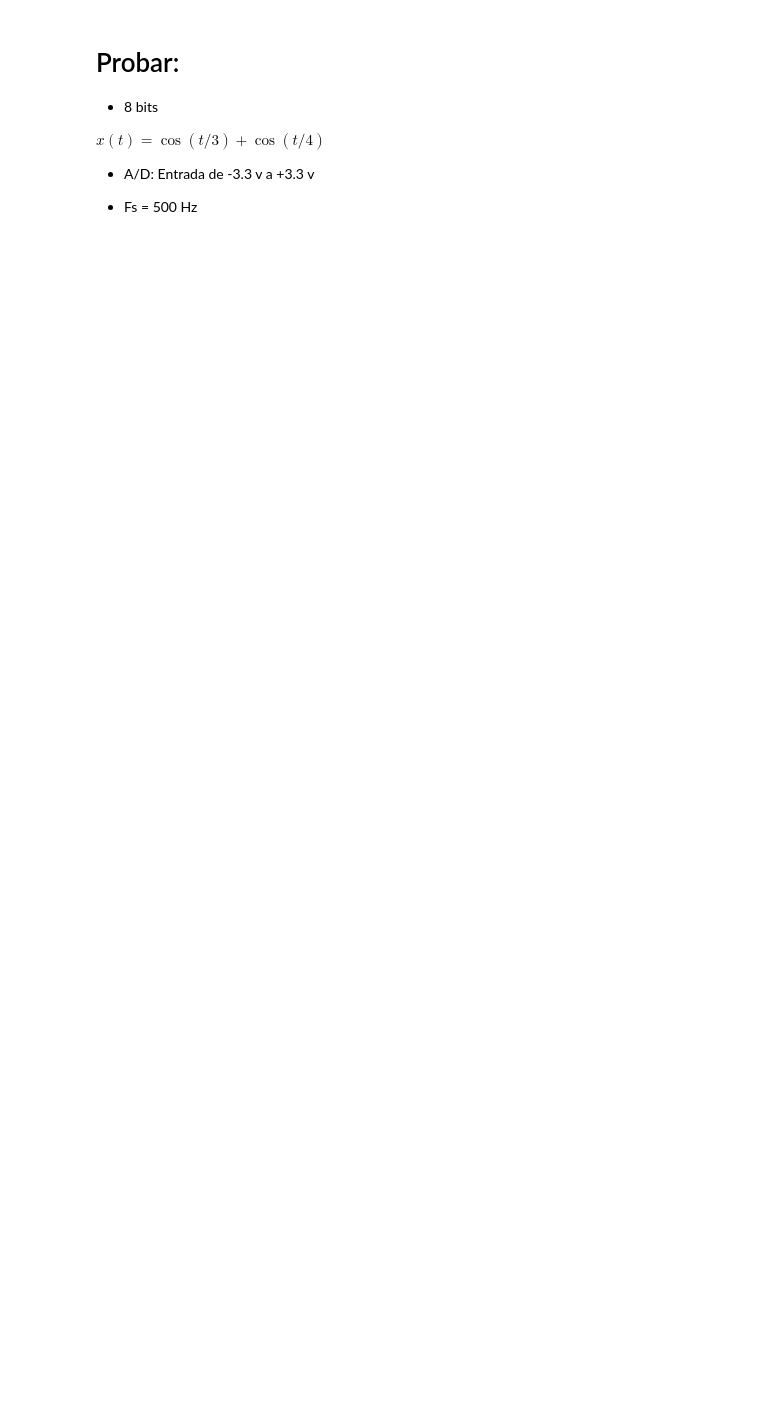
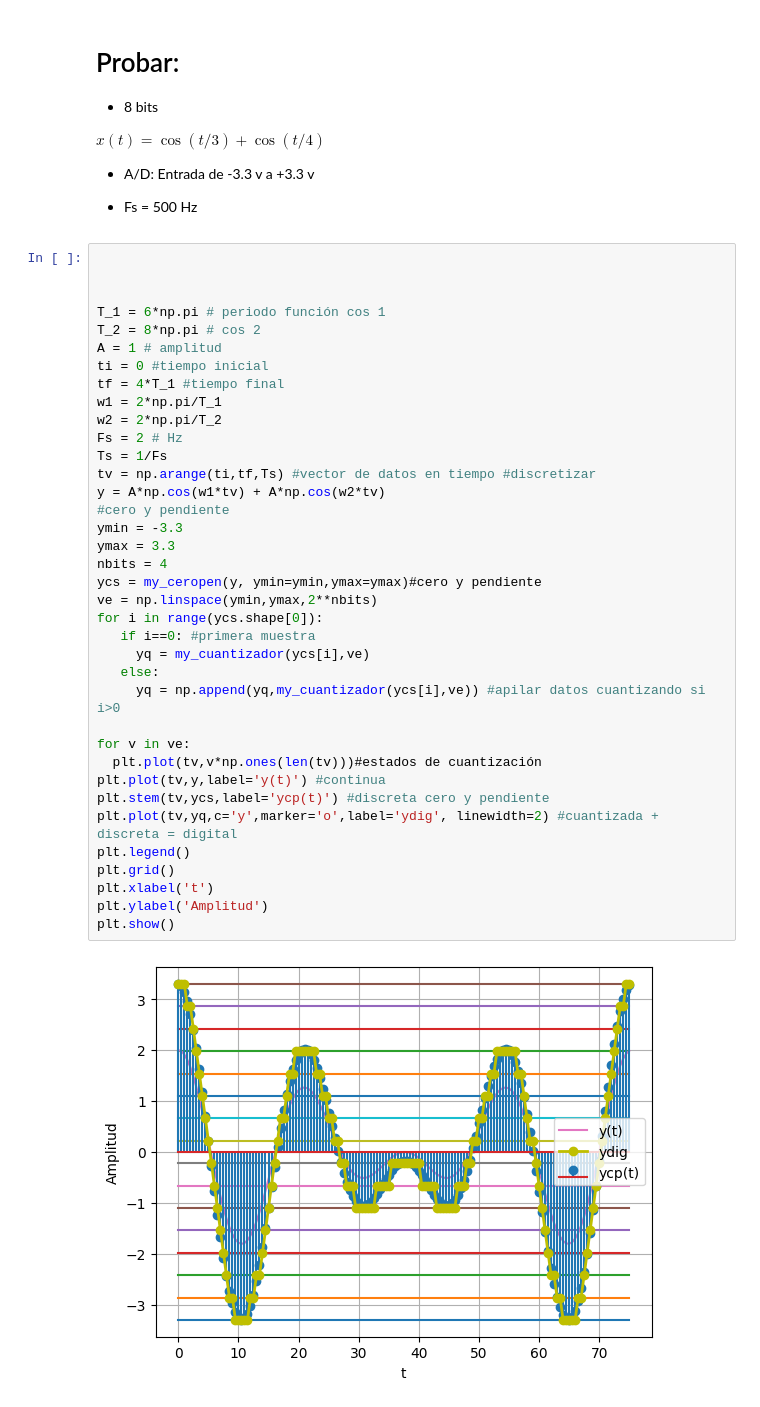
Before and after one commit to AndresChavez123/SenalesSistemas, a Jupyter notebook: cuaderno01.ipynb, the cells around one changed output. Cells and saved outputs as stored; diff of their text form; blank space fills up the shorter version.

```diff
--- a/cuaderno01.ipynb
+++ b/cuaderno01.ipynb
@@ -481,3 +483,42 @@ $x(t)=\cos(t/3)+\cos(t/4)$
 - A/D: Entrada de -3.3 v a +3.3 v
 
 - Fs = 500 Hz
+# %%
+
+
+
+T_1 = 6*np.pi # periodo función cos 1
+T_2 = 8*np.pi # cos 2
+A = 1 # amplitud
+ti = 0 #tiempo inicial
+tf = 4*T_1 #tiempo final
+w1 = 2*np.pi/T_1
+w2 = 2*np.pi/T_2
+Fs = 2 # Hz
+Ts = 1/Fs
+tv = np.arange(ti,tf,Ts) #vector de datos en tiempo #discretizar
+y = A*np.cos(w1*tv) + A*np.cos(w2*tv)
+#cero y pendiente
+ymin = -3.3
+ymax = 3.3
+nbits = 4
+ycs = my_ceropen(y, ymin=ymin,ymax=ymax)#cero y pendiente
+ve = np.linspace(ymin,ymax,2**nbits)
+for i in range(ycs.shape[0]):
+   if i==0: #primera muestra
+     yq = my_cuantizador(ycs[i],ve)
+   else:
+     yq = np.append(yq,my_cuantizador(ycs[i],ve)) #apilar datos cuantizando si i>0
+
+for v in ve:
+  plt.plot(tv,v*np.ones(len(tv)))#estados de cuantización
+plt.plot(tv,y,label='y(t)') #continua
+plt.stem(tv,ycs,label='ycp(t)') #discreta cero y pendiente
+plt.plot(tv,yq,c='y',marker='o',label='ydig', linewidth=2) #cuantizada + discreta = digital
+plt.legend()
+plt.grid()
+plt.xlabel('t')
+plt.ylabel('Amplitud')
+plt.show()
+# %% [output]
+[figure, added]
```
Also changed, not shown: parts of 2 cells of this notebook.
